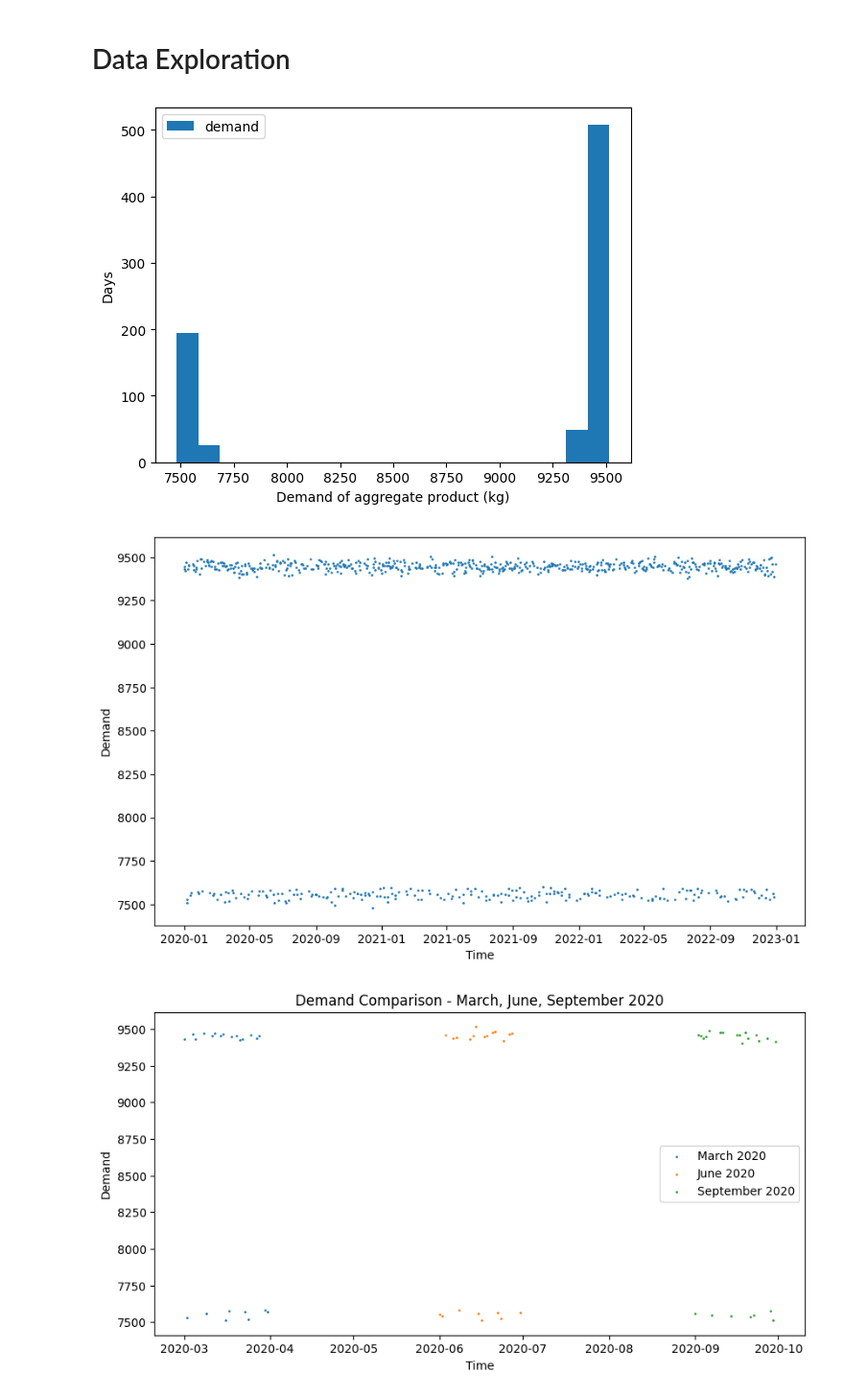
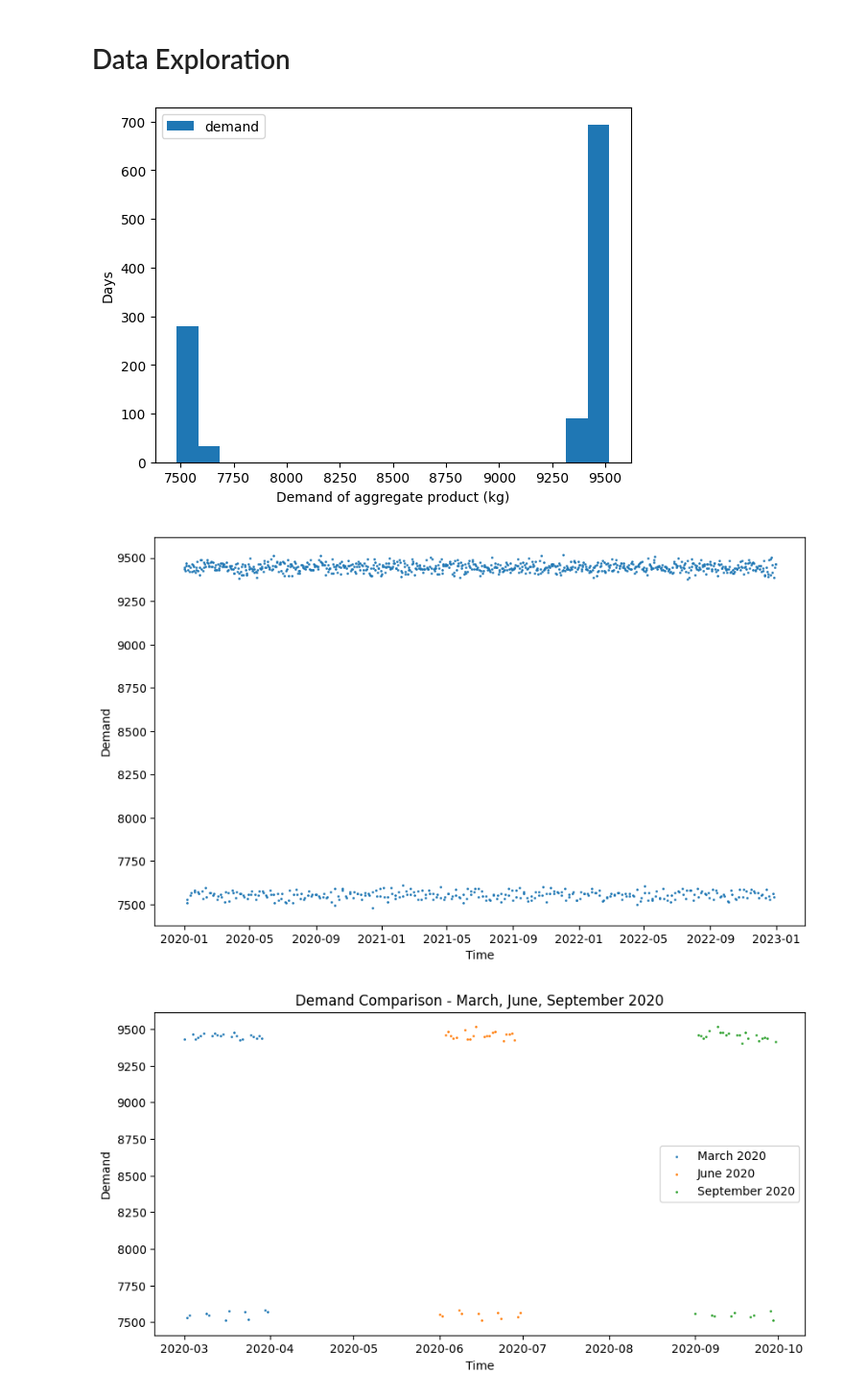
Before and after one commit to Maojia-Yao/Demand-Prediction, a Jupyter notebook: predict_model.ipynb, the cells around one changed output. Shown: that part at 96% size. Drawn from its saved outputs; the diff is of its cells as text; code cells hidden in the pictures.

Commit message:
Changed some data analysis code and added some front end code

```diff
--- a/predict_model.ipynb
+++ b/predict_model.ipynb
@@ -44,45 +60,49 @@ data = data.withColumn("day", dayofmonth(col("timestamp")))
 data = data.withColumn("day_of_week", dayofweek(col("timestamp")))
 data = data.withColumn("is_weekend", when(col("day_of_week").isin([1, 7]), 1).otherwise(0))
 # %%
-# Feature engineering
-assembler = VectorAssembler(inputCols=["year", "month", "day", "day_of_week", "is_weekend"], outputCol="features")
-data = assembler.transform(data)
+def transform(data):
+    # Feature engineering
+    assembler = VectorAssembler(inputCols=["month", "day", "day_of_week", "is_weekend"], outputCol="features")
+    data = assembler.transform(data)
 
-# One-Hot encoding of all features
-encoded_cols = []
-for col_name in ["year", "month", "day", "day_of_week", "is_weekend"]:
-    # Convert categorical features to numeric index
-    indexer = StringIndexer(inputCol=col_name, outputCol=f"{col_name}_index")
-    data = indexer.fit(data).transform(data)
+    # One-Hot encoding of all features
+    encoded_cols = []
+    for col_name in ["month", "day", "day_of_week", "is_weekend"]:
+        # Convert categorical features to numeric index
+        indexer = StringIndexer(inputCol=col_name, outputCol=f"{col_name}_index")
+        data = indexer.fit(data).transform(data)
 
-    # One-Hot Encoding of Numeric Index
-    encoder = OneHotEncoder(inputCols=[f"{col_name}_index"], outputCols=[f"{col_name}_encoded"])
-    data = encoder.fit(data).transform(data)
+        # One-Hot Encoding of Numeric Index
+        encoder = OneHotEncoder(inputCols=[f"{col_name}_index"], outputCols=[f"{col_name}_encoded"])
+        data = encoder.fit(data).transform(data)
 
-    # Record the encoded column names
-    encoded_cols.append(f"{col_name}_encoded")
+        # Record the encoded column names
+        encoded_cols.append(f"{col_name}_encoded")
 
-assembler = VectorAssembler(inputCols=encoded_cols, outputCol="encoded_features")
-data = assembler.transform(data)
+    assembler = VectorAssembler(inputCols=encoded_cols, outputCol="encoded_features")
+    data = assembler.transform(data)
+    return data
+
+data = transform(data)
 # %%
 # Divide the dataset into training and testing sets
 (train_data, test_data) = data.randomSplit([0.7, 0.3], seed=100)
 # %% [markdown]
 # Data Exploration
 # %%
-# Draw a histogram of demand
+# Draw a histogram of demand to see the distribution of data
 
-demand = pd.DataFrame(train_data.select('demand').rdd.map(lambda x: x[0]).collect(), columns=['demand'])
+demand = pd.DataFrame(data.select('demand').rdd.map(lambda x: x[0]).collect(), columns=['demand'])
 demand.plot(kind='hist', bins=20)
 plt.xlabel('Demand of aggregate product (kg)')
 plt.ylabel('Days')
 plt.show()
 # %% [output]
-[figure, old version]
+[figure, new version]
 # %%
-# Draw a scatterplot of demand and time
+# Draw a scatterplot of demand and time and see the shape of data distribution
 
-data = train_data.select('timestamp', 'demand').toPandas()
+data = data.select('timestamp', 'demand').toPandas()
 data['timestamp'] = pd.to_datetime(data['timestamp'])
 plt.figure(figsize=(10, 6))
 plt.scatter(data['timestamp'], data['demand'], s=1)
@@ -90,7 +110,7 @@ plt.xlabel('Time')
 plt.ylabel('Demand')
 plt.show()
 # %% [output]
-[figure, old version]
+[figure, new version]
 # %%
 # Compare the data of March, June and September of 2020 by the same day
 data_2020 = data[data['timestamp'].dt.year == 2020]
```
Also changed, not shown: parts of 25 cells of this notebook, 43 other files.
